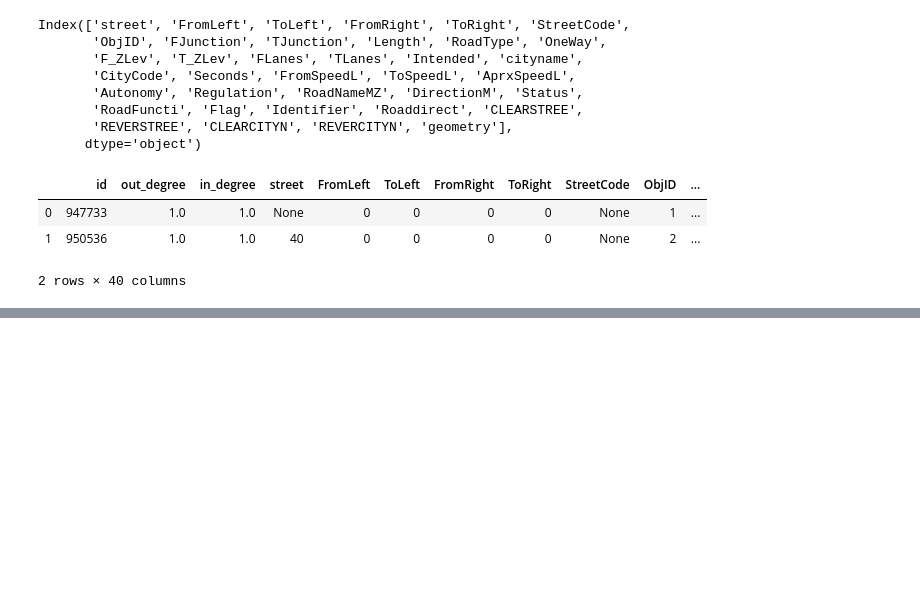
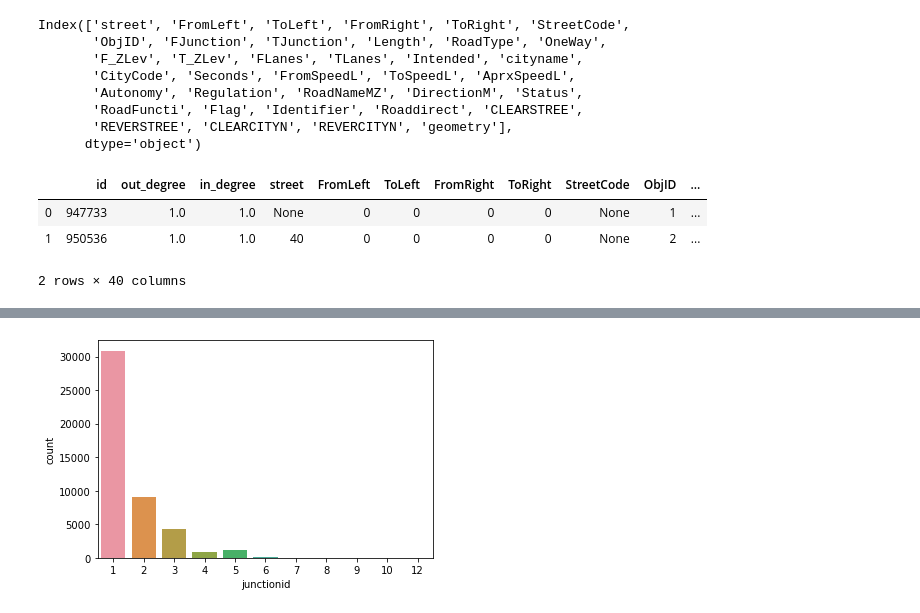
Before and after one commit to daniellebs/accessibility-vis, a Jupyter notebook: data_processing/notebooks/explore_mapa_data.ipynb, the cells around one changed output, grey strips where cells are left out. Saved outputs shown, nothing was run; the diff lists cells and outputs as text; code cells hidden in the pictures; blank space fills up the shorter version.

```diff
--- a/data_processing/notebooks/explore_mapa_data.ipynb
+++ b/data_processing/notebooks/explore_mapa_data.ipynb
@@ -187,0 +277,4 @@ middle_nodes_df = middle_nodes_df.merge(roads_df, how='left', left_on='id', righ
+# %%
+sns.countplot(middle_node_value_counts);
+# %% [output]
+[figure, added]
```
Also changed, not shown: parts of 38 cells of this notebook.
